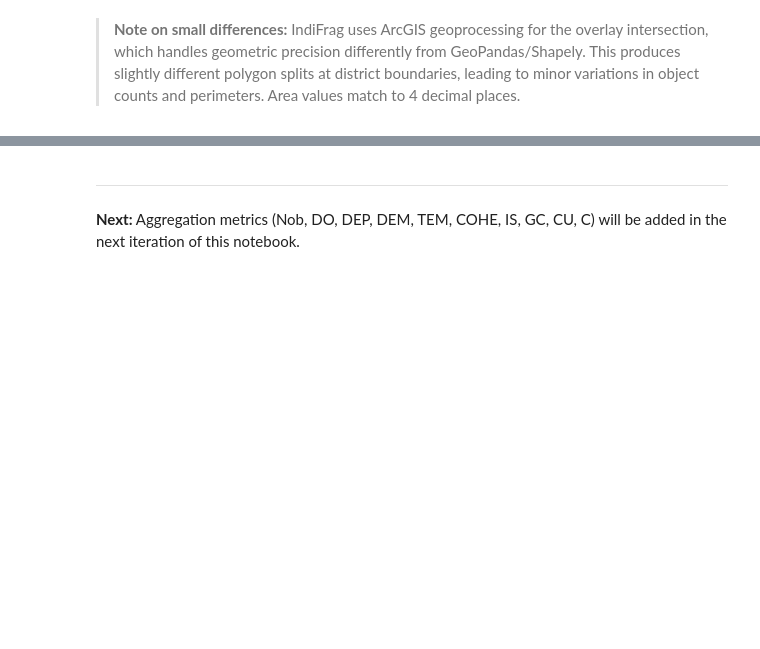
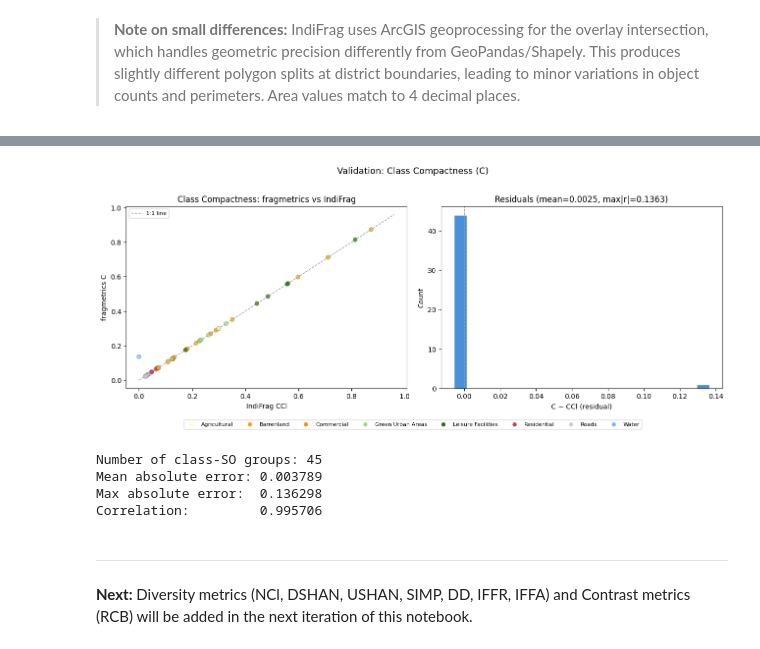
Before and after one commit to Emanuel-Agu/fragmetrics, a Jupyter notebook: notebooks/01_fragmentation_with_SO.ipynb, the cells around one changed output, grey strips where cells are left out. Cells and saved outputs as stored; diff of their text form; code cells hidden in the pictures; blank space fills up the shorter version.

```diff
--- a/notebooks/01_fragmentation_with_SO.ipynb
+++ b/notebooks/01_fragmentation_with_SO.ipynb
@@ -581,5 +751,60 @@ summary
+# %%
+# Validate C against CCl from expected results
+comp_c = cl_agg[["CLASS", "SO", "C"]].merge(
+    exp_cl[["CLASS", "SO", "CCl"]],
+    on=["CLASS", "SO"],
+)
+
+fig, axes = plt.subplots(1, 2, figsize=(13, 5))
+
+# Scatter: C vs CCl
+lo = min(comp_c["C"].min(), comp_c["CCl"].min()) * 0.9
+hi = max(comp_c["C"].max(), comp_c["CCl"].max()) * 1.1
+axes[0].plot([lo, hi], [lo, hi], "--", color="#999999", linewidth=1, label="1:1 line")
+scatter = axes[0].scatter(
+    comp_c["CCl"], comp_c["C"], s=40, alpha=0.7,
+    c=[CLASS_COLORS.get(c, "grey") for c in comp_c["CLASS"]],
+    edgecolors="#333333", linewidth=0.3, zorder=3,
+)
+axes[0].set_xlabel("IndiFrag CCl")
+axes[0].set_ylabel("fragmetrics C")
+axes[0].set_title("Class Compactness: fragmetrics vs IndiFrag")
+axes[0].legend(fontsize=8)
+
+# Residuals histogram
+residuals = comp_c["C"] - comp_c["CCl"]
+axes[1].hist(residuals, bins=20, color="#4a90d9", edgecolor="white")
+axes[1].axvline(0, color="#999999", linestyle="--", linewidth=1)
+axes[1].set_xlabel("C − CCl (residual)")
+axes[1].set_ylabel("Count")
+axes[1].set_title(f"Residuals (mean={residuals.mean():.4f}, max|r|={residuals.abs().max():.4f})")
+
+legend_elements = [
+    Line2D([0], [0], marker="o", color="w", markerfacecolor=CLASS_COLORS[c],
+           markersize=7, label=CLASS_NAMES[c])
+    for c in sorted(CLASS_COLORS.keys())
+]
+fig.legend(handles=legend_elements, loc="lower center", ncol=8, fontsize=8,
+           bbox_to_anchor=(0.5, -0.06))
+
+plt.suptitle("Validation: Class Compactness (C)", fontsize=13, y=1.02)
+plt.tight_layout()
+plt.savefig("../outputs/figures/01_validation_C.png", dpi=150, bbox_inches="tight")
+plt.show()
+
+# Print summary statistics
+print(f"Number of class-SO groups: {len(comp_c)}")
+print(f"Mean absolute error: {residuals.abs().mean():.6f}")
+print(f"Max absolute error:  {residuals.abs().max():.6f}")
+print(f"Correlation:         {comp_c['C'].corr(comp_c['CCl']):.6f}")
+# %% [output]
+[figure, added]
+Number of class-SO groups: 45
+Mean absolute error: 0.003789
+Max absolute error:  0.136298
+Correlation:         0.995706
 # %% [markdown]
 ---
 
-**Next:** Aggregation metrics (Nob, DO, DEP, DEM, TEM, COHE, IS, GC, CU, C)
-will be added in the next iteration of this notebook.
+**Next:** Diversity metrics (NCl, DSHAN, USHAN, SIMP, DD, IFFR, IFFA)
+and Contrast metrics (RCB) will be added in the next iteration of this notebook.
```
Also changed, not shown: parts of 11 cells of this notebook, 1 other file.
